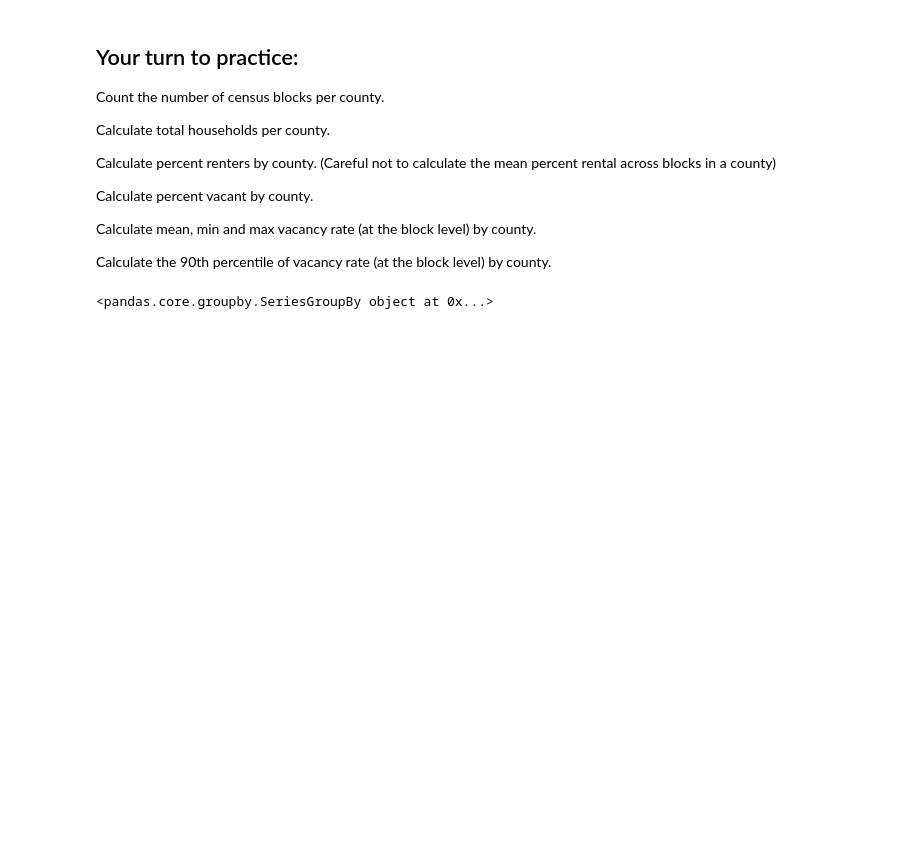
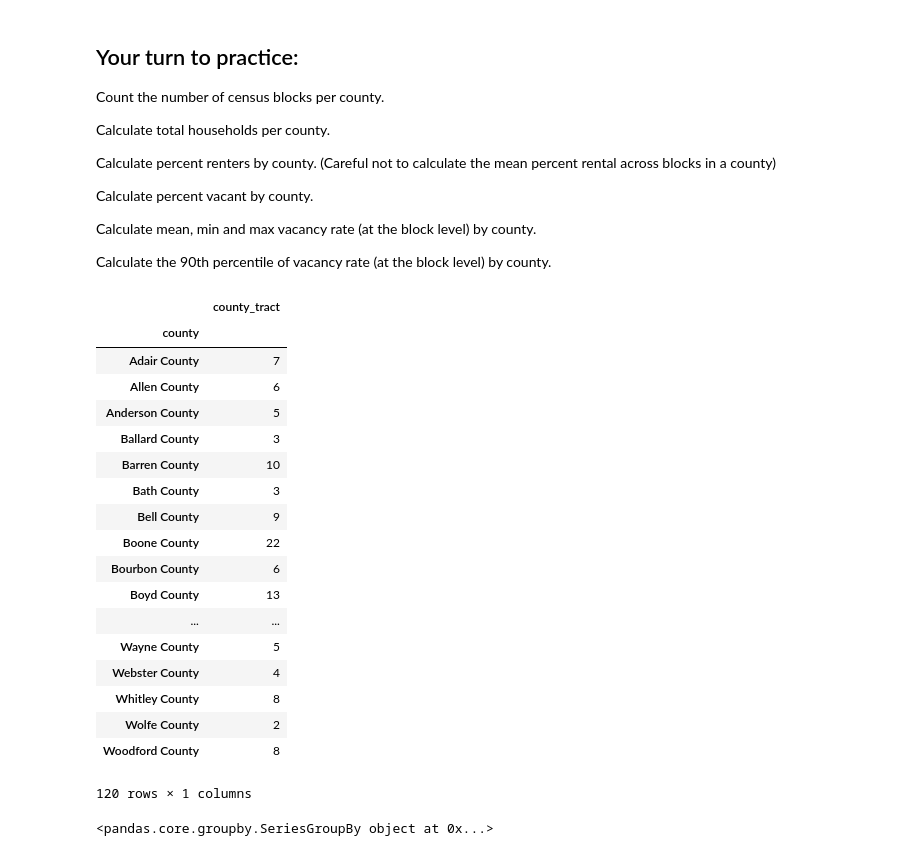
Before and after one commit to kboerger4/ce599-s17, a Jupyter notebook: 12-Grouping/groupby.ipynb, the cells around one changed output. Drawn from its saved outputs; the diff is of its cells as text; code cells hidden in the pictures; blank space fills up the shorter version.

```diff
--- a/12-Grouping/groupby.ipynb
+++ b/12-Grouping/groupby.ipynb
@@ -380,6 +380,30 @@ Calculate percent vacant by county.
 Calculate mean, min and max vacancy rate (at the block level) by county.
 
 Calculate the 90th percentile of vacancy rate (at the block level) by county.
+# %%
+#census blocks per county
+county_census = sf1['GEO.display-label'].groupby(sf1['county']).count().to_frame(name ='county_tract')
+county_census
+# %% [output]
+|  | county_tract |
+| county |  |
+| Adair County | 7 |
+| Allen County | 6 |
+| Anderson County | 5 |
+| Ballard County | 3 |
+| Barren County | 10 |
+| Bath County | 3 |
+| Bell County | 9 |
+| Boone County | 22 |
+| Bourbon County | 6 |
+| Boyd County | 13 |
+| ... | ... |
+| Wayne County | 5 |
+| Webster County | 4 |
+| Whitley County | 8 |
+| Wolfe County | 2 |
+| Woodford County | 8 |
+120 rows × 1 columns
 # %%
 #total households per county
 grouped1 = sf1['H3-D001'].groupby(sf1['county'])
```
